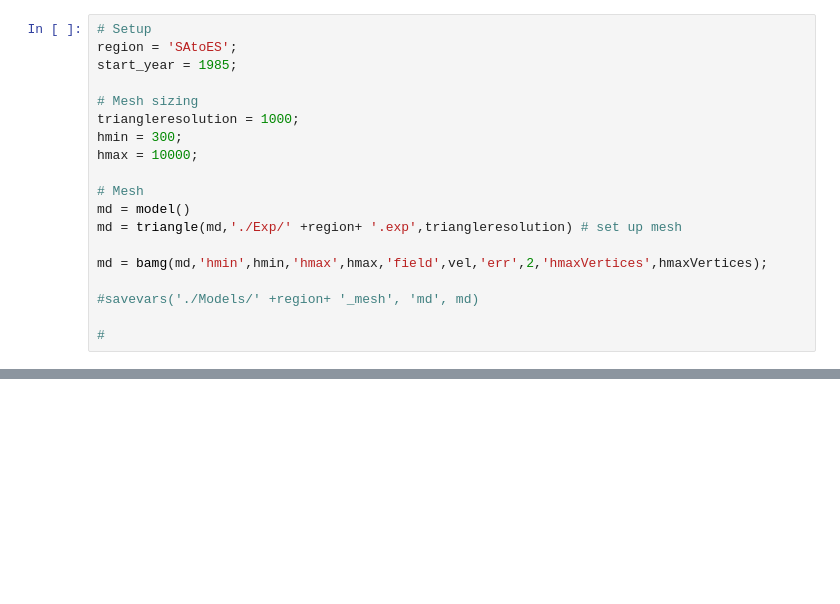
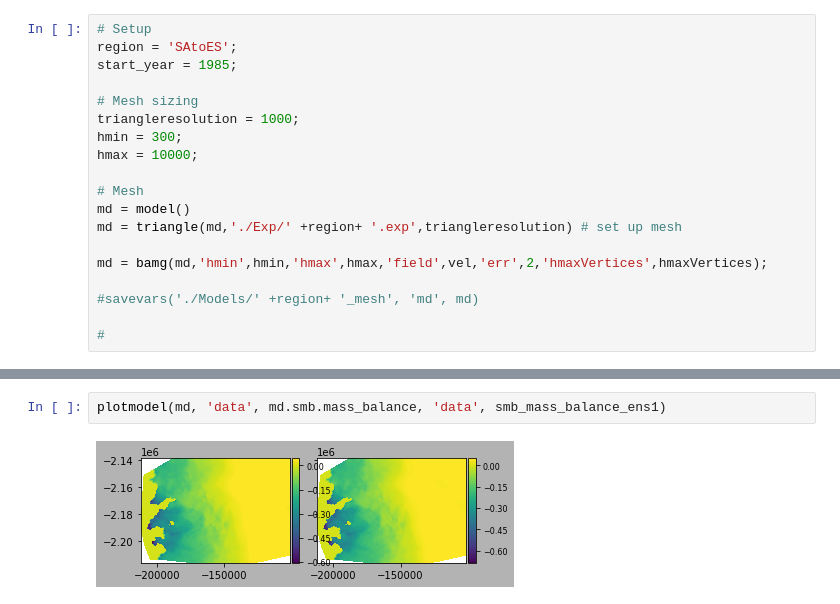
Before and after one commit to dfelikson/GrIS_Outlet_Glacier_Seasonal_dhdt, a Jupyter notebook: runme_terminus_sensitivity.ipynb, the cells around one changed output, grey strips where cells are left out. Cells and saved outputs as stored; diff of their text form; blank space fills up the shorter version.

```diff
--- a/runme_terminus_sensitivity.ipynb
+++ b/runme_terminus_sensitivity.ipynb
@@ -169,0 +246,4 @@ plotmodel(md, 'data', md.friction.coefficient, 'data', md.results.StressbalanceS
+# %%
+plotmodel(md, 'data', md.smb.mass_balance, 'data', smb_mass_balance_ens1)
+# %% [output]
+[figure, added]
```
Also changed, not shown: parts of 19 cells of this notebook.
